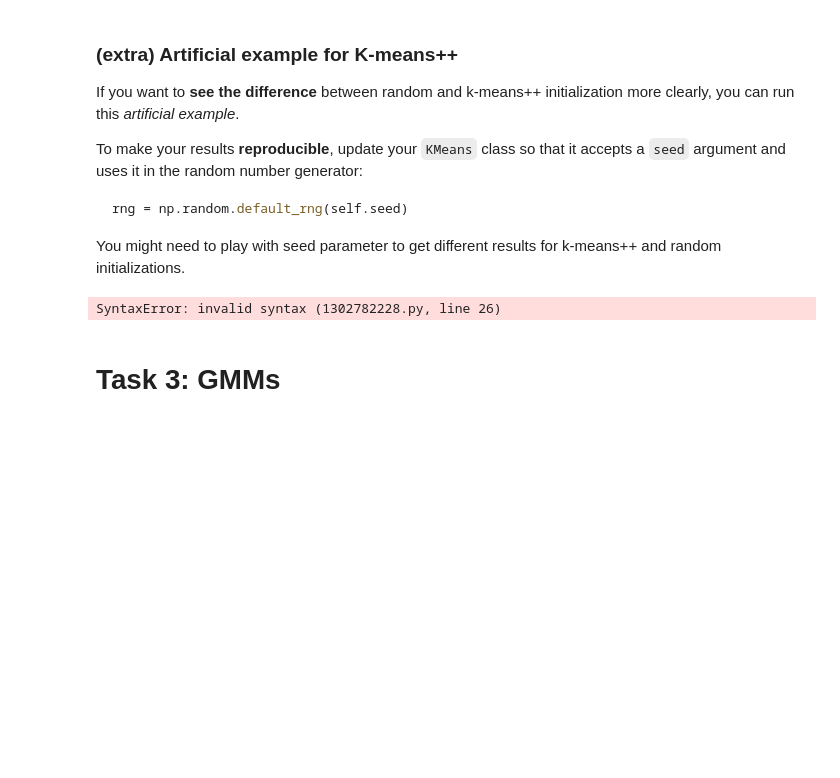
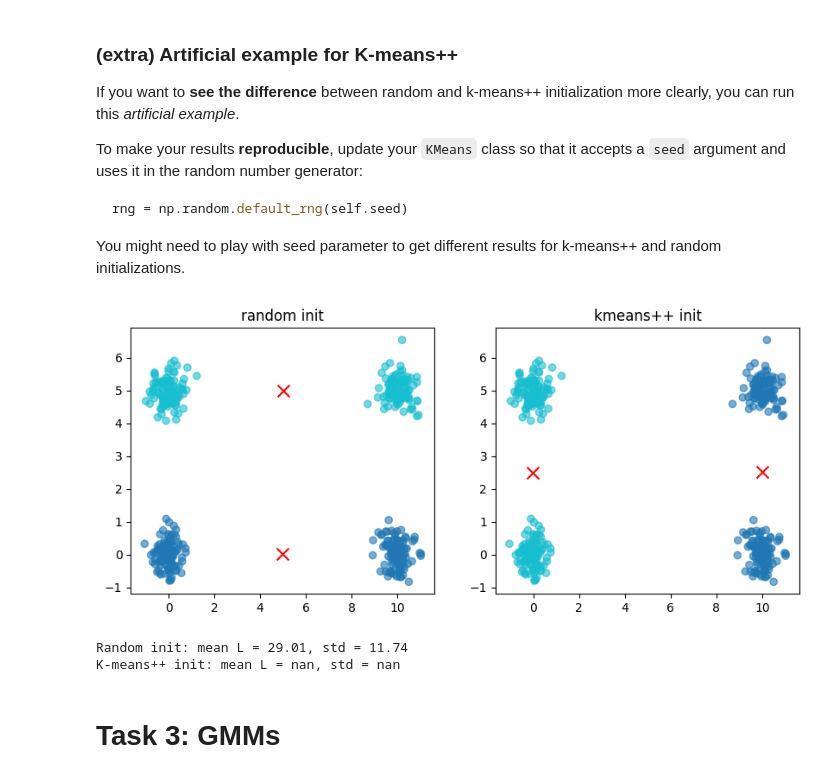
Before and after one commit to Arkanthara/data_science, a Jupyter notebook: TP_C_Michel_Jean_Joseph_Donnet.ipynb, the cells around one changed output. Saved outputs shown, nothing was run; the diff lists cells and outputs as text; code cells hidden in the pictures; blank space fills up the shorter version.

```diff
--- a/TP_C_Michel_Jean_Joseph_Donnet.ipynb
+++ b/TP_C_Michel_Jean_Joseph_Donnet.ipynb
@@ -384,35 +377,39 @@ X_synth = np.vstack([
     np.random.randn(100, 2) * 0.4 + center for center in centers
 ])
 
 fig, axes = plt.subplots(1, 2, figsize=(10, 4))
 for ax, init in zip(axes, ["random", "kmeans++"]):
     model = KMeans(n_clusters=2, init=init, max_iter=100, seed=47)
     model.fit(X_synth)
     labels = model.labels_
     ax.scatter(X_synth[:, 0], X_synth[:, 1], c=labels, cmap="tab10", alpha=0.6)
     ax.scatter(model.centroids[:, 0], model.centroids[:, 1], c="red", s=100, marker="x")
     ax.set_title(f"{init} init")
 
 plt.show()
 
 runs = 10
 L_random, L_kpp = [], []
 
 for init in ["random", "kmeans++"]:
     for _ in range(runs):
         model = KMeans(n_clusters=4, init=init, max_iter=100)
         model.fit(X_synth)
-        L = # Write your code here
+        labels = model.labels_
+        centroids = model.centroids
+        L = np.linalg.norm(X_synth - centroids[labels])
         if init == "random":
             L_random.append(L)
         else:
             L_kpp.append(L)
 
 # --- Compare objective values ---
 print(f"Random init: mean L = {np.mean(L_random):.2f}, std = {np.std(L_random):.2f}")
 print(f"K-means++ init: mean L = {np.mean(L_kpp):.2f}, std = {np.std(L_kpp):.2f}")
 # %% [output]
+[figure, added]
-SyntaxError: invalid syntax (1302782228.py, line 26)
+Random init: mean L = 29.01, std = 11.74
+K-means++ init: mean L = nan, std = nan
 # %% [markdown]
 # Task 3: GMMs
 # %% [markdown]
```
Also changed, not shown: parts of 16 cells of this notebook.
